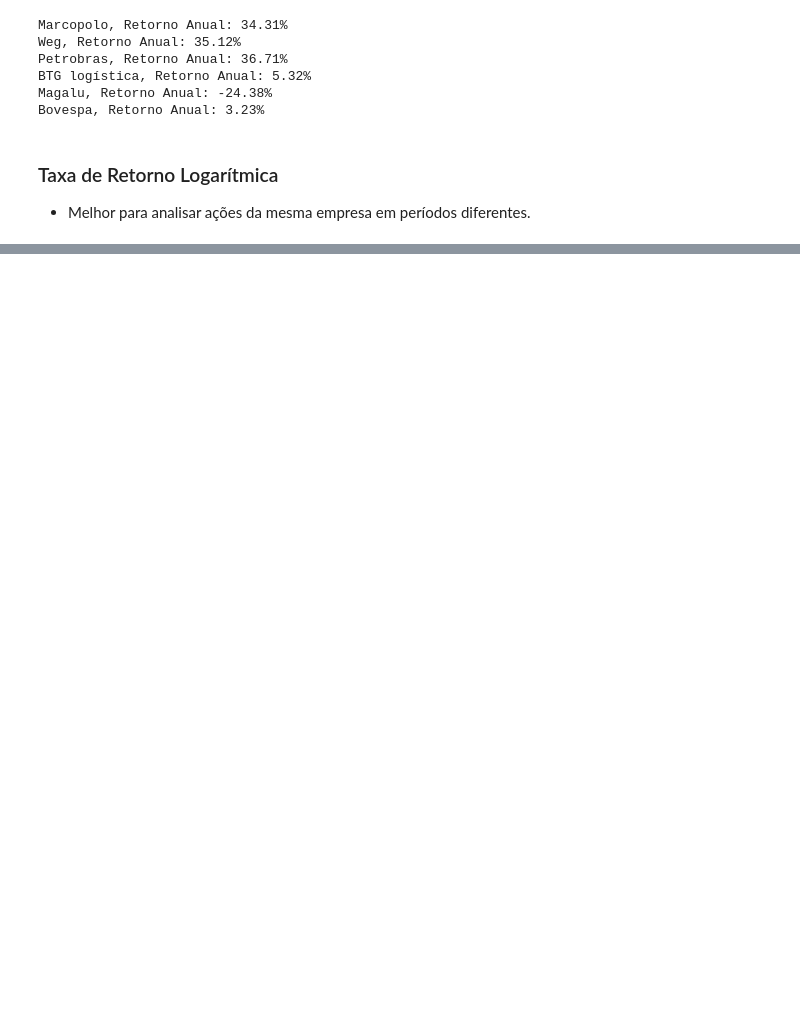
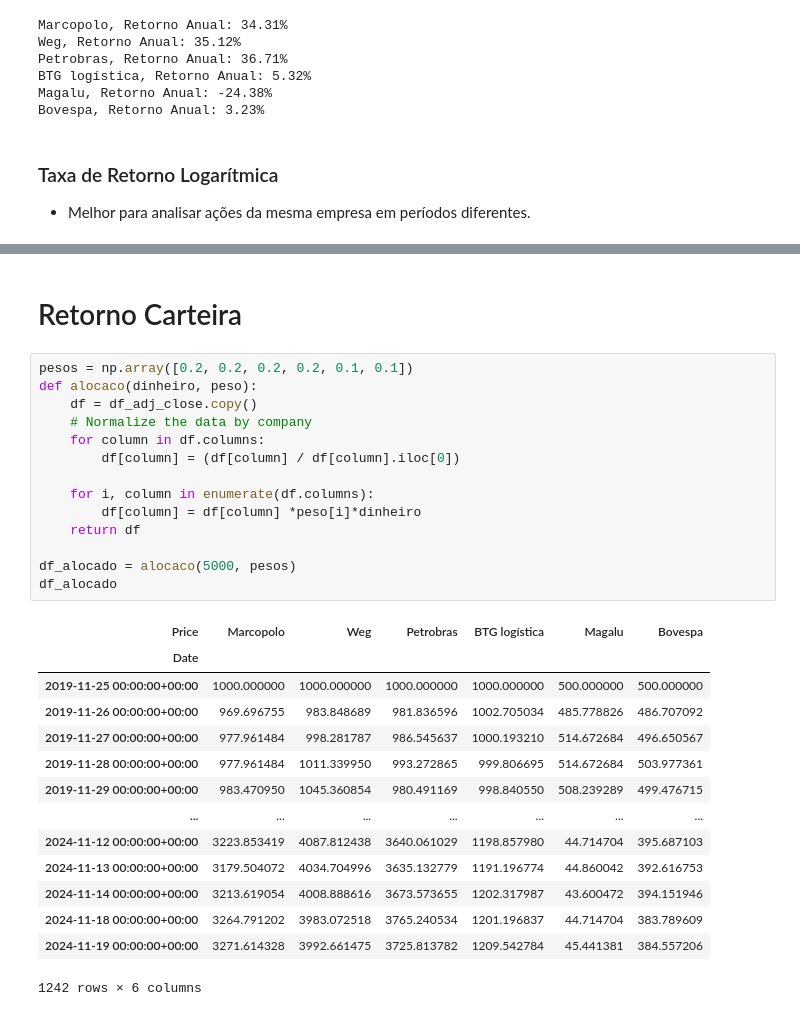
Before and after one commit to filmateus/data_science_financas, a Jupyter notebook: strocks_market_return_rate.ipynb, the cells around one changed output, grey strips where cells are left out. Saved outputs shown, nothing was run; the diff lists cells and outputs as text; blank space fills up the shorter version.

```diff
--- a/strocks_market_return_rate.ipynb
+++ b/strocks_market_return_rate.ipynb
@@ -252,3 +254,34 @@ Petrobras, Retorno Log Anual: 26.5
 BTG logística, Retorno Log Anual: 3.83
 Magalu, Retorno Log Anual: -48.31
 Bovespa, Retorno Log Anual: -5.29
+# %% [markdown]
+# Retorno Carteira
+# %%
+pesos = np.array([0.2, 0.2, 0.2, 0.2, 0.1, 0.1])
+def alocaco(dinheiro, peso):
+    df = df_adj_close.copy()
+    # Normalize the data by company
+    for column in df.columns:
+        df[column] = (df[column] / df[column].iloc[0])
+
+    for i, column in enumerate(df.columns):
+        df[column] = df[column] *peso[i]*dinheiro
+    return df
+
+df_alocado = alocaco(5000, pesos)
+df_alocado
+# %% [output]
+| Price | Marcopolo | Weg | Petrobras | BTG logística | Magalu | Bovespa |
+| Date |  |  |  |  |  |  |
+| 2019-11-25 00:00:00+00:00 | 1000.000000 | 1000.000000 | 1000.000000 | 1000.000000 | 500.000000 | 500.000000 |
+| 2019-11-26 00:00:00+00:00 | 969.696755 | 983.848689 | 981.836596 | 1002.705034 | 485.778826 | 486.707092 |
+| 2019-11-27 00:00:00+00:00 | 977.961484 | 998.281787 | 986.545637 | 1000.193210 | 514.672684 | 496.650567 |
+| 2019-11-28 00:00:00+00:00 | 977.961484 | 1011.339950 | 993.272865 | 999.806695 | 514.672684 | 503.977361 |
+| 2019-11-29 00:00:00+00:00 | 983.470950 | 1045.360854 | 980.491169 | 998.840550 | 508.239289 | 499.476715 |
+| ... | ... | ... | ... | ... | ... | ... |
+| 2024-11-12 00:00:00+00:00 | 3223.853419 | 4087.812438 | 3640.061029 | 1198.857980 | 44.714704 | 395.687103 |
+| 2024-11-13 00:00:00+00:00 | 3179.504072 | 4034.704996 | 3635.132779 | 1191.196774 | 44.860042 | 392.616753 |
+| 2024-11-14 00:00:00+00:00 | 3213.619054 | 4008.888616 | 3673.573655 | 1202.317987 | 43.600472 | 394.151946 |
+| 2024-11-18 00:00:00+00:00 | 3264.791202 | 3983.072518 | 3765.240534 | 1201.196837 | 44.714704 | 383.789609 |
+| 2024-11-19 00:00:00+00:00 | 3271.614328 | 3992.661475 | 3725.813782 | 1209.542784 | 45.441381 | 384.557206 |
+1242 rows × 6 columns
```
Also changed, not shown: parts of 6 cells of this notebook.
